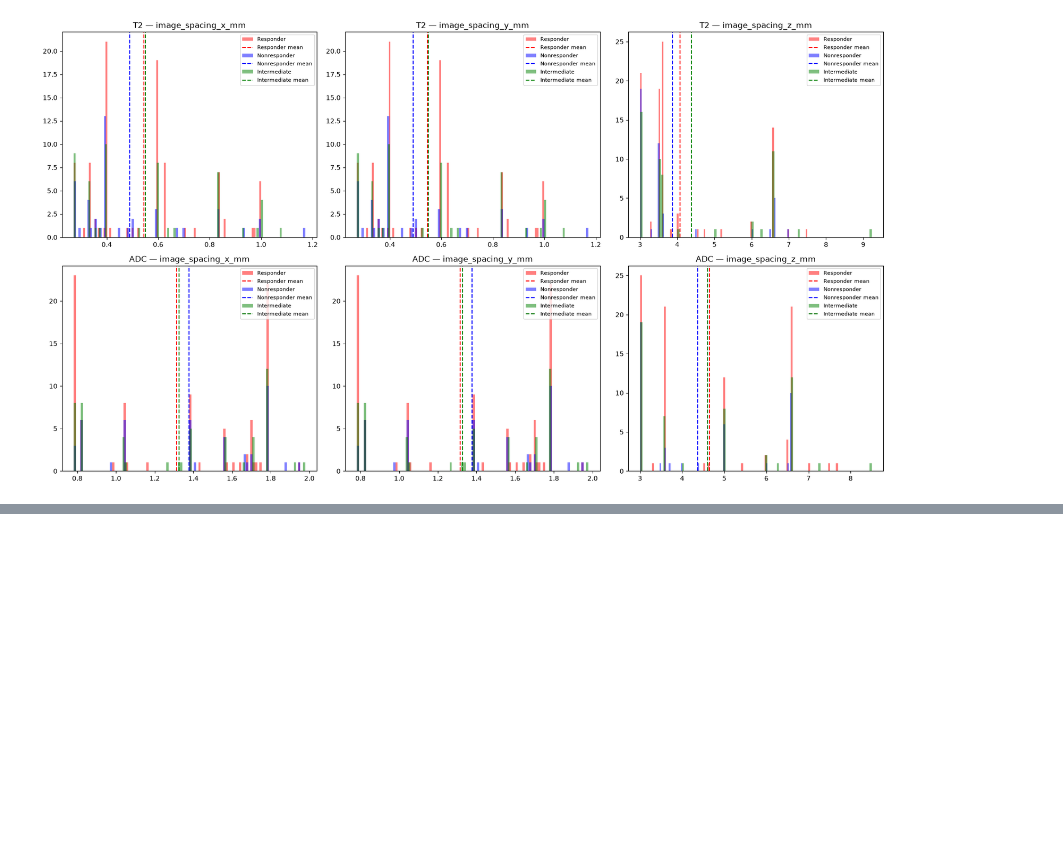
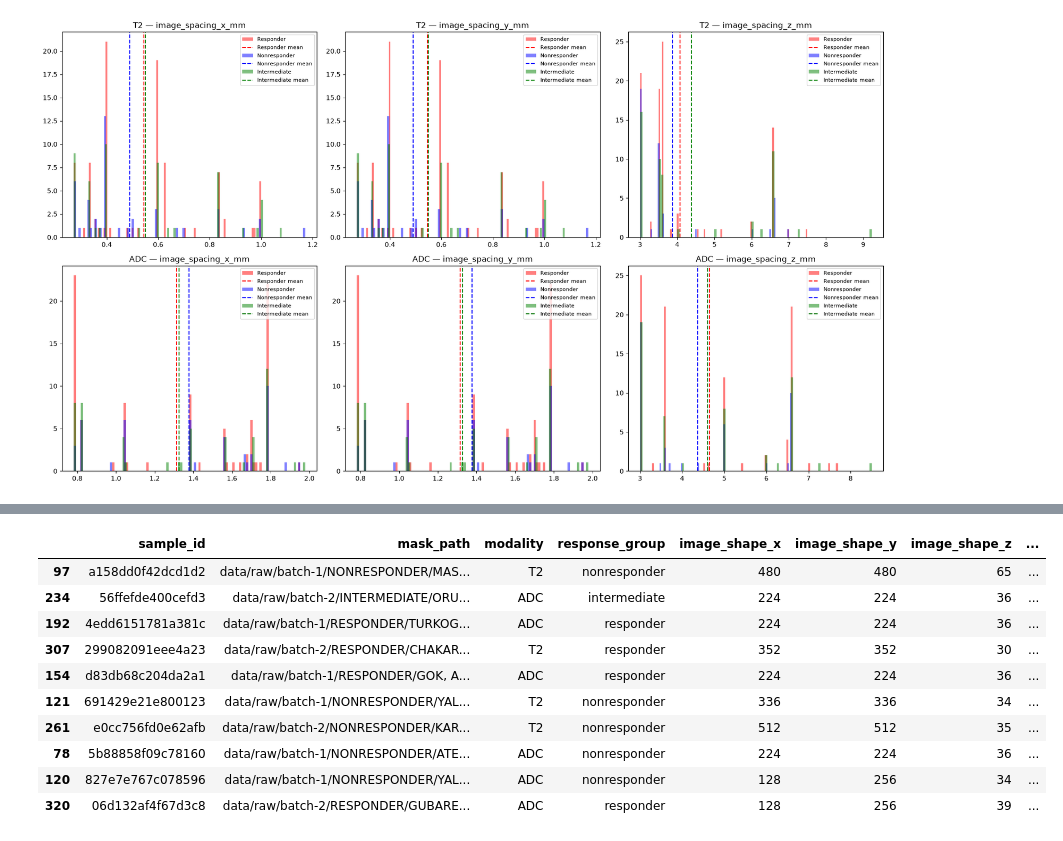
Before and after one commit to muhammetFurkanUnal/mebar-radiology, a Jupyter notebook: notebooks/eda.ipynb, the cells around one changed output, grey strips where cells are left out. Drawn from its saved outputs; the diff is of its cells as text; code cells hidden in the pictures; blank space fills up the shorter version.

```diff
--- a/notebooks/eda.ipynb
+++ b/notebooks/eda.ipynb
@@ -322,0 +440,25 @@ plt.show()
+# %%
+n = 50
+step_size = 5
+
+top_n_idx = volume_df["tumor_volume"].nlargest(n).index
+idx = []
+for start in range(0, n, step_size):
+    idx.append(top_n_idx[start])
+
+stepped = volume_df.iloc[idx]
+stepped["order"] = [step+1 for step in list(range(0, n, step_size))]
+
+stepped
+# %% [output]
+|  | sample_id | mask_path | modality | response_group | image_shape_x | image_shape_y | image_shape_z | ... |
+| 97 | a158dd0f42dcd1d2 | data/raw/batch-1/NONRESPONDER/MAS... | T2 | nonresponder | 480 | 480 | 65 | ... |
+| 234 | 56ffefde400cefd3 | data/raw/batch-2/INTERMEDIATE/ORU... | ADC | intermediate | 224 | 224 | 36 | ... |
+| 192 | 4edd6151781a381c | data/raw/batch-1/RESPONDER/TURKOG... | ADC | responder | 224 | 224 | 36 | ... |
+| 307 | 299082091eee4a23 | data/raw/batch-2/RESPONDER/CHAKAR... | T2 | responder | 352 | 352 | 30 | ... |
+| 154 | d83db68c204da2a1 | data/raw/batch-1/RESPONDER/GOK, A... | ADC | responder | 224 | 224 | 36 | ... |
+| 121 | 691429e21e800123 | data/raw/batch-1/NONRESPONDER/YAL... | T2 | nonresponder | 336 | 336 | 34 | ... |
+| 261 | e0cc756fd0e62afb | data/raw/batch-2/NONRESPONDER/KAR... | T2 | nonresponder | 512 | 512 | 35 | ... |
+| 78 | 5b88858f09c78160 | data/raw/batch-1/NONRESPONDER/ATE... | ADC | nonresponder | 224 | 224 | 36 | ... |
+| 120 | 827e7e767c078596 | data/raw/batch-1/NONRESPONDER/YAL... | ADC | nonresponder | 128 | 256 | 34 | ... |
+| 320 | 06d132af4f67d3c8 | data/raw/batch-2/RESPONDER/GUBARE... | ADC | responder | 128 | 256 | 39 | ... |
```
Also changed, not shown: parts of 17 cells of this notebook.
